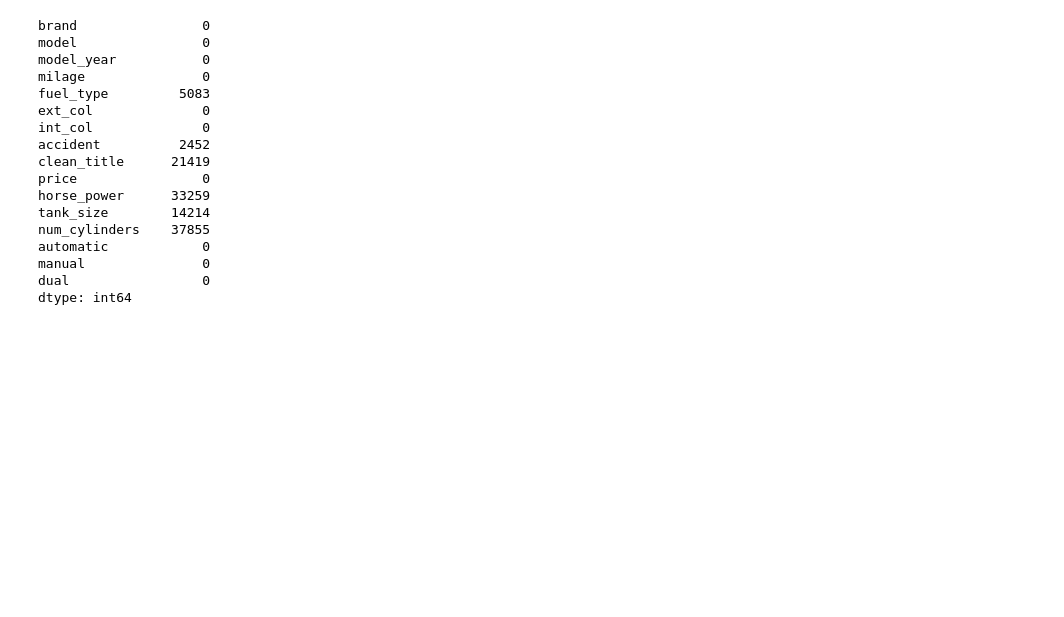
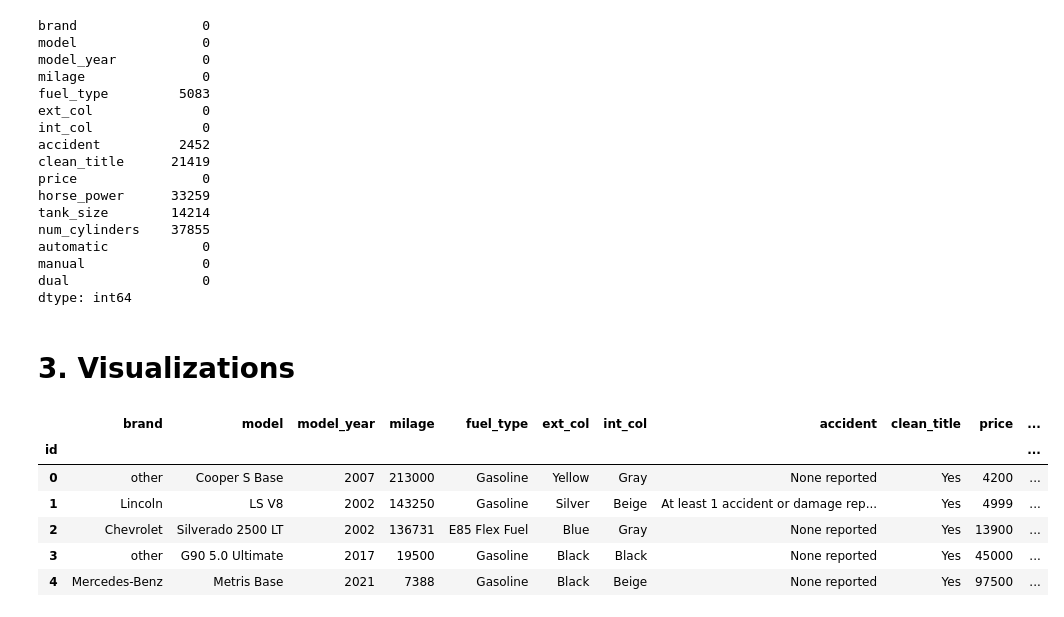
Before and after one commit to YaelDahariBIU/Tabular-Data, a Jupyter notebook: part1.ipynb, the cells around one changed output. Cells and saved outputs as stored; diff of their text form; code cells hidden in the pictures; blank space fills up the shorter version.

```diff
--- a/part1.ipynb
+++ b/part1.ipynb
@@ -223,3 +308,15 @@ automatic            0
 manual               0
 dual                 0
 dtype: int64
+# %% [markdown]
+# 3. Visualizations
+# %%
+df_tranformed.head()
+# %% [output]
+|  | brand | model | model_year | milage | fuel_type | ext_col | int_col | accident | clean_title | price | ... |
+| id |  |  |  |  |  |  |  |  |  |  | ... |
+| 0 | other | Cooper S Base | 2007 | 213000 | Gasoline | Yellow | Gray | None reported | Yes | 4200 | ... |
+| 1 | Lincoln | LS V8 | 2002 | 143250 | Gasoline | Silver | Beige | At least 1 accident or damage rep... | Yes | 4999 | ... |
+| 2 | Chevrolet | Silverado 2500 LT | 2002 | 136731 | E85 Flex Fuel | Blue | Gray | None reported | Yes | 13900 | ... |
+| 3 | other | G90 5.0 Ultimate | 2017 | 19500 | Gasoline | Black | Black | None reported | Yes | 45000 | ... |
+| 4 | Mercedes-Benz | Metris Base | 2021 | 7388 | Gasoline | Black | Beige | None reported | Yes | 97500 | ... |
```
Also changed, not shown: parts of 24 cells of this notebook.
